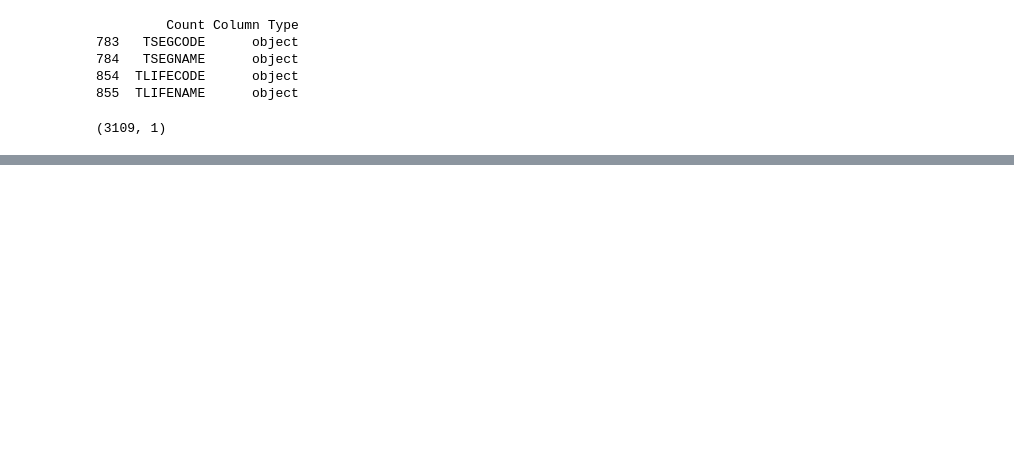
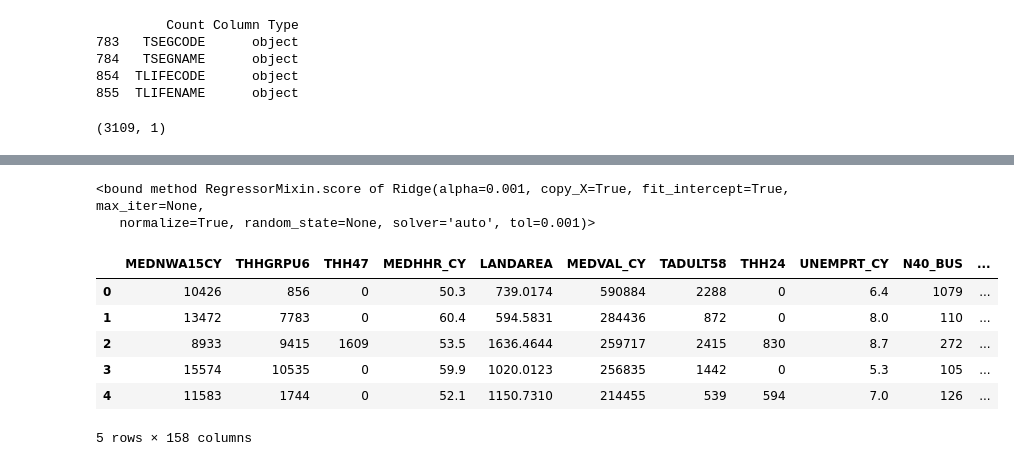
Before and after one commit to FloobtheGreat/IPy_Notebooks, a Jupyter notebook: Analyses/FeatureSelection.ipynb, the cells around one changed output, grey strips where cells are left out. Saved outputs shown, nothing was run; the diff lists cells and outputs as text; code cells hidden in the pictures; blank space fills up the shorter version.

```diff
--- a/Analyses/FeatureSelection.ipynb
+++ b/Analyses/FeatureSelection.ipynb
@@ -122,3 +103,6 @@ finaldf.tail()
 | 3106 | 248.0 | 137.0 | 234.0 | 0.0 | 0.0 | 2093.0 | 0.0 | 2598.0 | 0.0 | 0.0 | ... |
 | 3107 | 423.0 | 430.0 | 788.0 | 855.0 | 4080.0 | 2032.0 | 1348.0 | 3336.0 | 0.0 | 1555.0 | ... |
 | 3108 | 778.0 | 621.0 | 1855.0 | 0.0 | 0.0 | 7934.0 | 3952.0 | 7939.0 | 0.0 | 0.0 | ... |
+# %%
+rlasso = RandomizedLasso(alpha=0.001)
+rlasso.fit(X, np.ravel(y))
@@ -124,0 +115,7 @@ finaldf.tail()
+# %%
+print("Features sorted by their score:")
+lassoscored = pd.DataFrame(sorted(zip(map(lambda x: round(x, 4), rlasso.scores_),
+                 X.columns), reverse=True), columns=['Score','Feature'])
+lassoscored = lassoscored[lassoscored['Score'] > 0]
+lassolist = lassoscored['Feature'].as_matrix().tolist()
+print(lassoscored)
@@ -124,0 +140,19 @@ finaldf.tail()
+# %%
+ridgereg = Ridge(alpha=.001, normalize=True)
+ridgereg.fit(X, np.ravel(y))
+ridgereg.
+# %% [output]
+<bound method RegressorMixin.score of Ridge(alpha=0.001, copy_X=True, fit_intercept=True, max_iter=None,
+   normalize=True, random_state=None, solver='auto', tol=0.001)>
+# %%
+XNew2 = X[lassolist]
+# %%
+XNew2.head()
+# %% [output]
+|  | MEDNWA15CY | THHGRPU6 | THH47 | MEDHHR_CY | LANDAREA | MEDVAL_CY | TADULT58 | THH24 | UNEMPRT_CY | N40_BUS | ... |
+| 0 | 10426 | 856 | 0 | 50.3 | 739.0174 | 590884 | 2288 | 0 | 6.4 | 1079 | ... |
+| 1 | 13472 | 7783 | 0 | 60.4 | 594.5831 | 284436 | 872 | 0 | 8.0 | 110 | ... |
+| 2 | 8933 | 9415 | 1609 | 53.5 | 1636.4644 | 259717 | 2415 | 830 | 8.7 | 272 | ... |
+| 3 | 15574 | 10535 | 0 | 59.9 | 1020.0123 | 256835 | 1442 | 0 | 5.3 | 105 | ... |
+| 4 | 11583 | 1744 | 0 | 52.1 | 1150.7310 | 214455 | 539 | 594 | 7.0 | 126 | ... |
+5 rows × 158 columns
```
Also changed, not shown: parts of 10 cells of this notebook.
